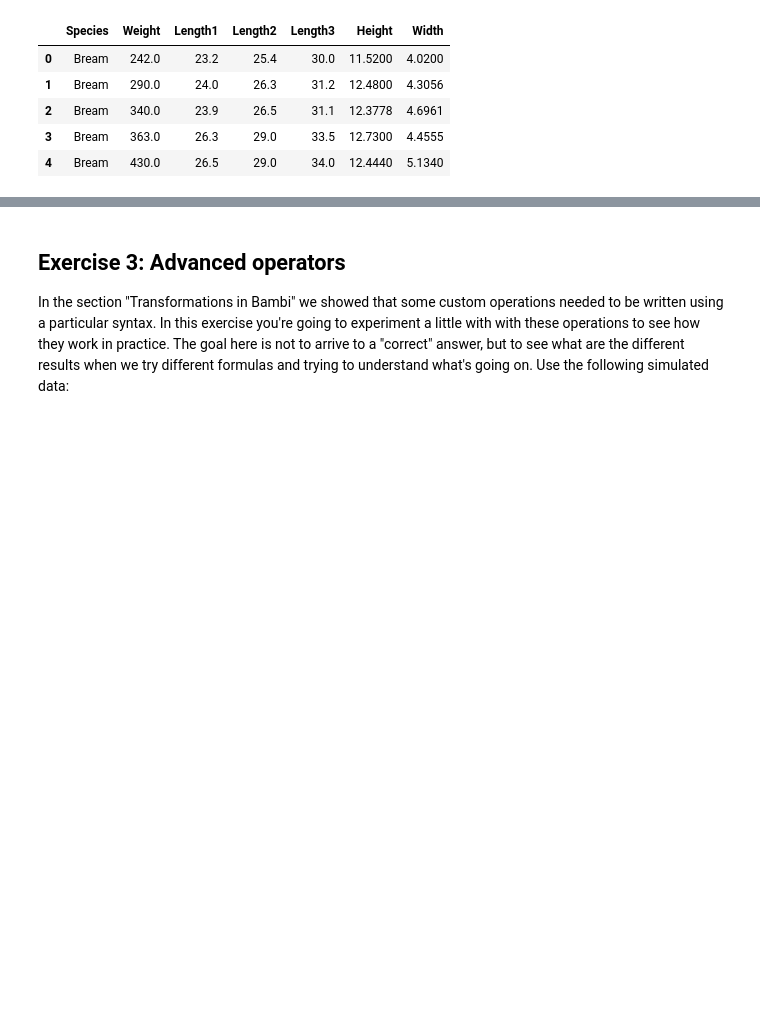
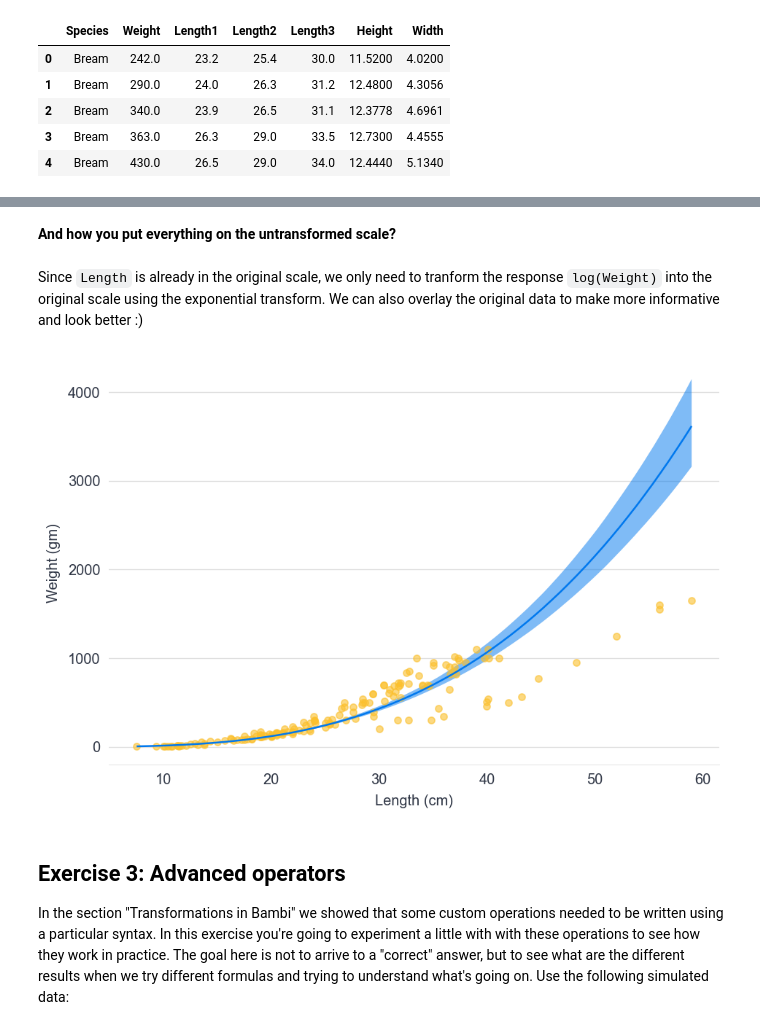
Before and after one commit to tomicapretto/etc, a Jupyter notebook: lessons/03_BambiDeepDive/Bambi_Deep_Dive_Exercises_Solutions.ipynb, the cells around one changed output, grey strips where cells are left out. Saved outputs shown, nothing was run; the diff lists cells and outputs as text; code cells hidden in the pictures; blank space fills up the shorter version.

```diff
--- a/lessons/03_BambiDeepDive/Bambi_Deep_Dive_Exercises_Solutions.ipynb
+++ b/lessons/03_BambiDeepDive/Bambi_Deep_Dive_Exercises_Solutions.ipynb
@@ -82,3 +169,16 @@ Answer the following questions
+# %% [markdown]
+**And how you put everything on the untransformed scale?**
+# %% [markdown]
+Since `Length` is already in the original scale, we only need to tranform the response `log(Weight)` into the original scale using the exponential transform. We can also overlay the original data to make more informative and look better :)
+# %%
+fig, axes = plot_cap(
+    model, idata, "Length1",
+    use_hdi=False, transforms={"log(Weight)": np.exp}, fig_kwargs={"figsize": (9, 6)}
+)
+axes[0].scatter(fish_data["Length1"], fish_data["Weight"], alpha=0.6, s=30)
+axes[0].set(xlabel="Length (cm)", ylabel="Weight (gm)");
+# %% [output]
+[figure, added]
 # %% [markdown]
 ## Exercise 3: Advanced operators
 
```
Also changed, not shown: parts of 122 cells of this notebook, 1 other file.
